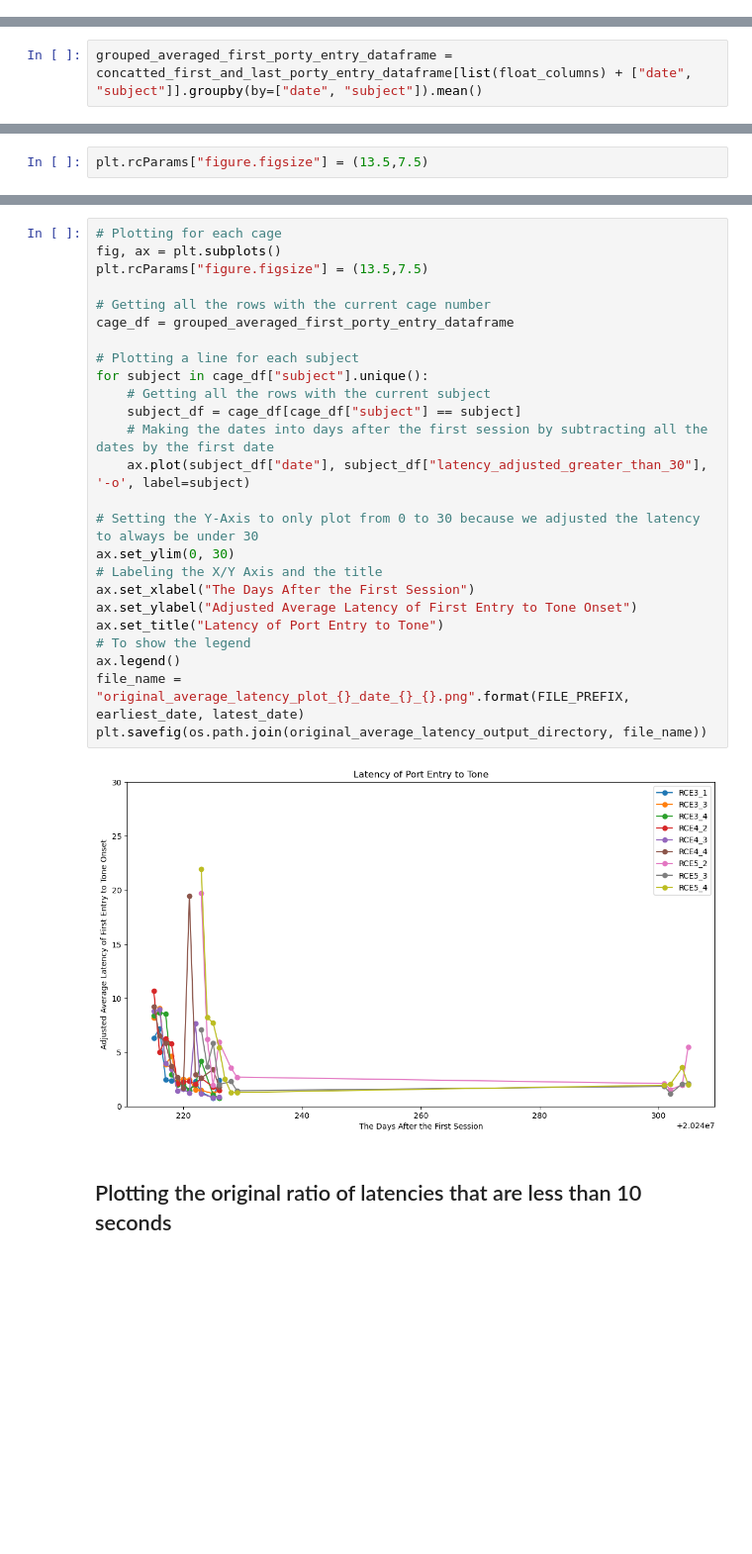
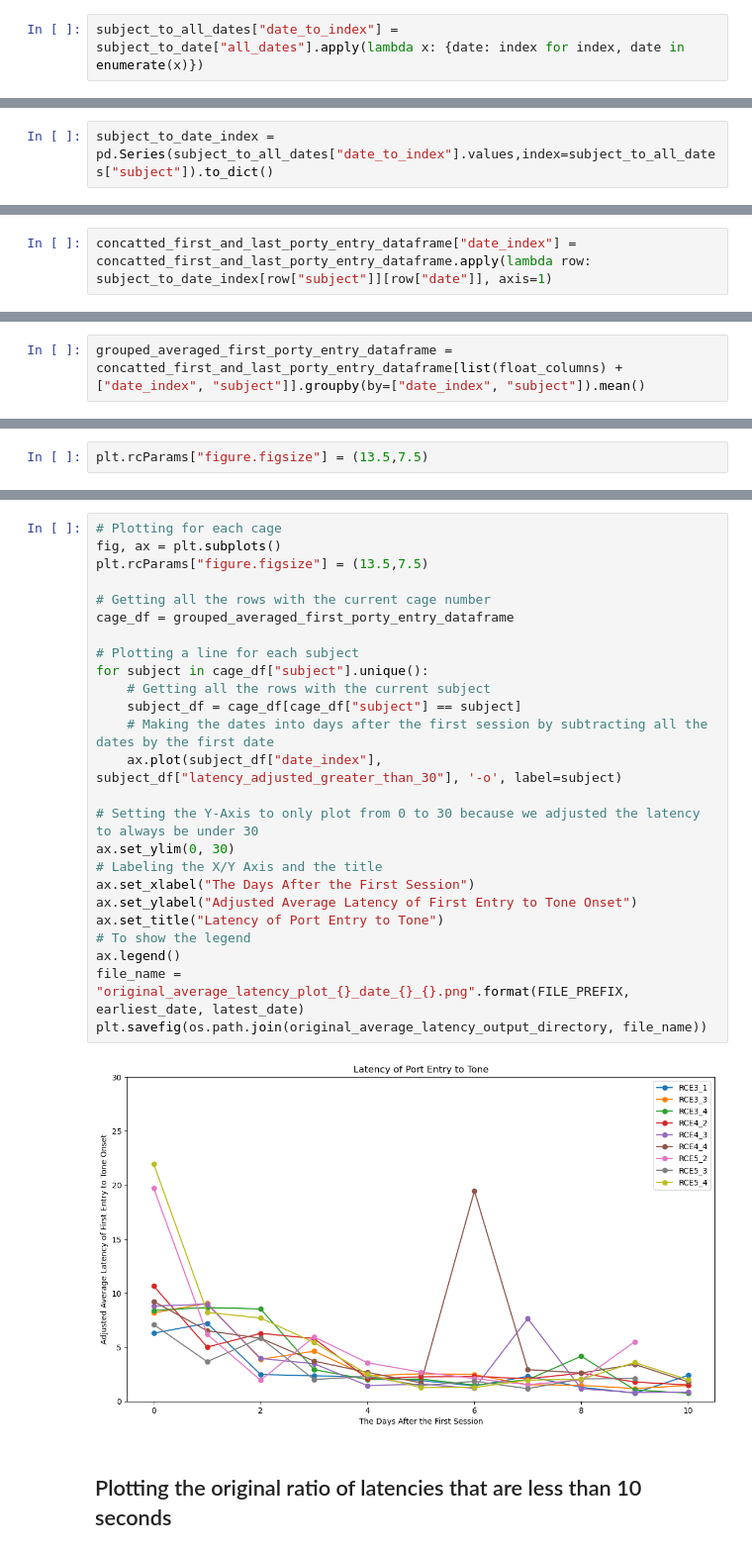
Before and after one commit to padillacoreanolab/reward_comp_ext, a Jupyter notebook: results/2024_08_30_reward_training/02_calculating_latencies.ipynb, the cells around one changed output, grey strips where cells are left out. Shown at 99% size. Drawn from its saved outputs; the diff is of its cells as text; blank space fills up the shorter version.

Commit message:
nb: got plots

```diff
--- a/results/2024_08_30_reward_training/02_calculating_latencies.ipynb
+++ b/results/2024_08_30_reward_training/02_calculating_latencies.ipynb
@@ -549,0 +554,2 @@ raise ValueError()
+# %%
+subject_to_all_dates["date_to_index"] = subject_to_date["all_dates"].apply(lambda x: {date: index for index, date in enumerate(x)})
@@ -549,0 +569,2 @@ raise ValueError()
+# %%
+subject_to_date_index = pd.Series(subject_to_all_dates["date_to_index"].values,index=subject_to_all_dates["subject"]).to_dict()
@@ -549,0 +591,2 @@ raise ValueError()
+# %%
+concatted_first_and_last_porty_entry_dataframe["date_index"] = concatted_first_and_last_porty_entry_dataframe.apply(lambda row: subject_to_date_index[row["subject"]][row["date"]], axis=1)
@@ -723,7 +786,7 @@ Index(['current_tone_time', 'first_port_entry_after_tone',
        'latency_adjusted_greater_than_30', 'latency_adjusted_overlap'],
       dtype='object')
 # %%
-grouped_averaged_first_porty_entry_dataframe = concatted_first_and_last_porty_entry_dataframe[list(float_columns) + ["date", "subject"]].groupby(by=["date", "subject"]).mean()
+grouped_averaged_first_porty_entry_dataframe = concatted_first_and_last_porty_entry_dataframe[list(float_columns) + ["date_index", "subject"]].groupby(by=["date_index", "subject"]).mean()
 # %%
 concatted_first_and_last_porty_entry_dataframe
 # %% [output]
@@ -821,30 +867,30 @@ Name: date, dtype: int64
 # %%
 # Plotting for each cage
 fig, ax = plt.subplots()
 plt.rcParams["figure.figsize"] = (13.5,7.5)
 
 # Getting all the rows with the current cage number
 cage_df = grouped_averaged_first_porty_entry_dataframe
 
 # Plotting a line for each subject
 for subject in cage_df["subject"].unique():
     # Getting all the rows with the current subject
     subject_df = cage_df[cage_df["subject"] == subject]
     # Making the dates into days after the first session by subtracting all the dates by the first date
-    ax.plot(subject_df["date"], subject_df["latency_adjusted_greater_than_30"], '-o', label=subject)
+    ax.plot(subject_df["date_index"], subject_df["latency_adjusted_greater_than_30"], '-o', label=subject)
 
 # Setting the Y-Axis to only plot from 0 to 30 because we adjusted the latency to always be under 30
 ax.set_ylim(0, 30)
 # Labeling the X/Y Axis and the title
 ax.set_xlabel("The Days After the First Session")
 ax.set_ylabel("Adjusted Average Latency of First Entry to Tone Onset")
 ax.set_title("Latency of Port Entry to Tone")
 # To show the legend
 ax.legend()
 file_name = "original_average_latency_plot_{}_date_{}_{}.png".format(FILE_PREFIX, earliest_date, latest_date)
 plt.savefig(os.path.join(original_average_latency_output_directory, file_name))
 # %% [output]
-[figure, old version]
+[figure, new version]
 # %% [markdown]
 ## Plotting the original ratio of latencies that are less than 10 seconds
 # %%
```
Also changed, not shown: parts of 31 cells of this notebook.
